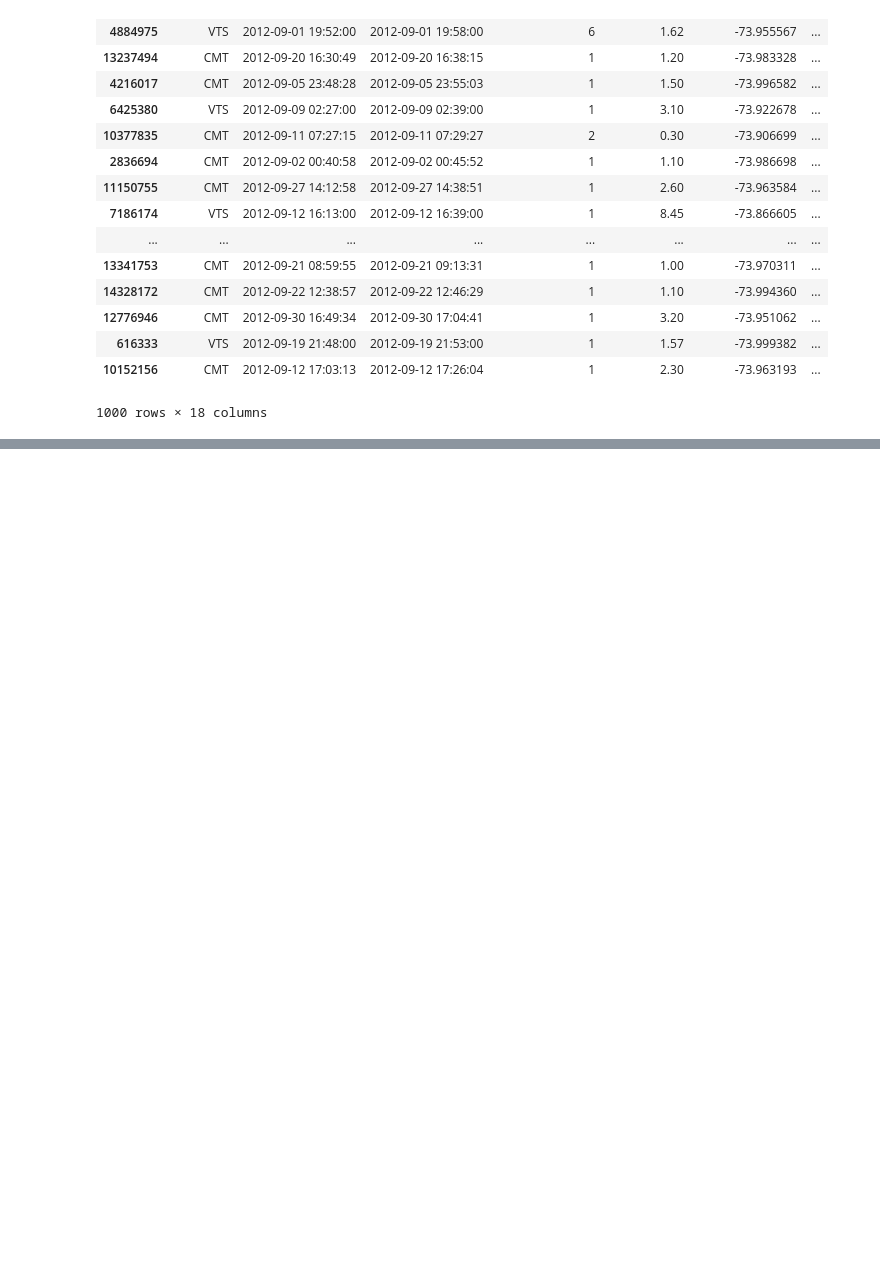
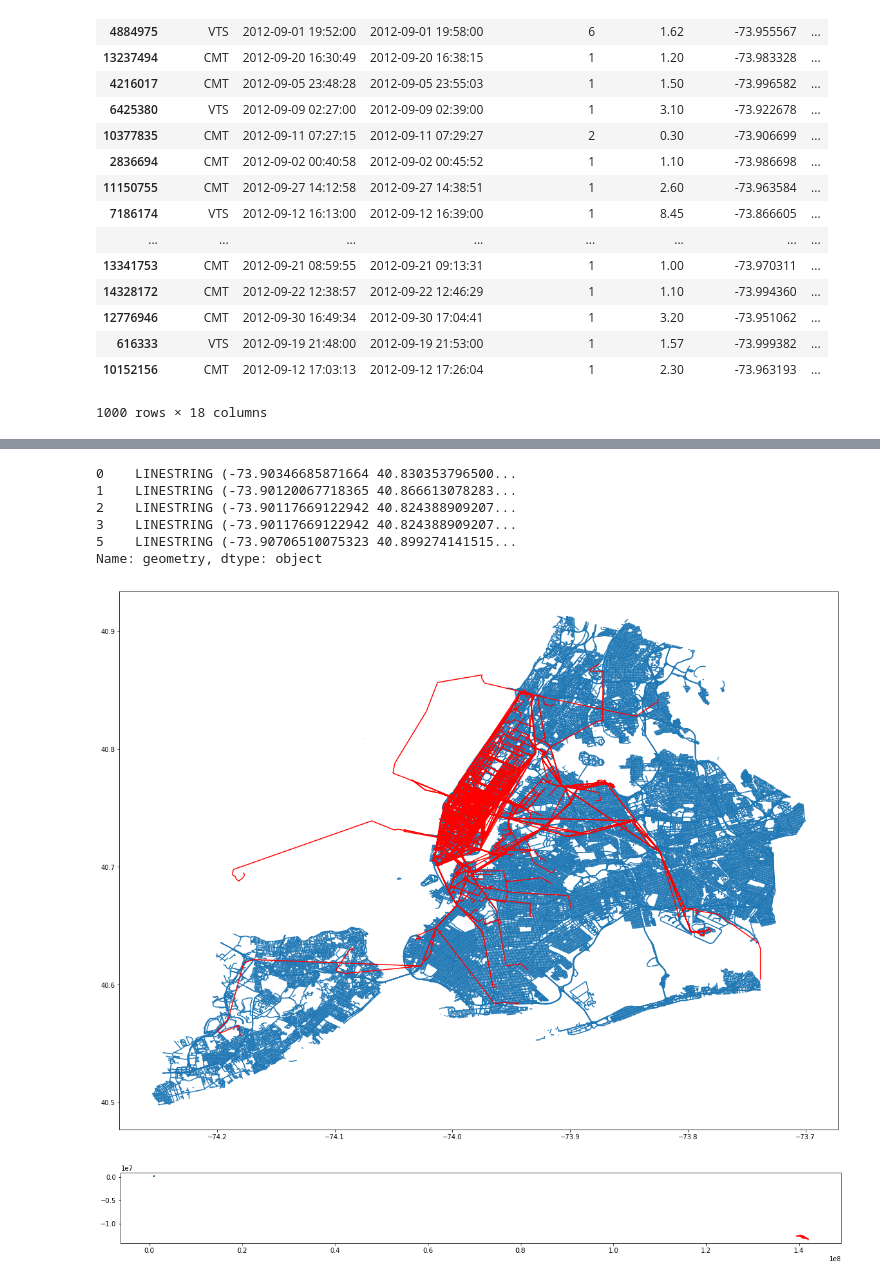
Before and after one commit to princeaker/civic_cab, a Jupyter notebook: final.ipynb, the cells around one changed output, grey strips where cells are left out. Saved outputs shown, nothing was run; the diff lists cells and outputs as text; code cells hidden in the pictures; blank space fills up the shorter version.

```diff
--- a/final.ipynb
+++ b/final.ipynb
@@ -167,0 +473,6 @@ data['routes'][0]['legs'][0]['steps']
+# %%
+crs = {'init':'epsg:2263'}
+# %%
+taxi_trips = gpd.GeoDataFrame(taxi_routes, columns=['id','geometry'], crs=crs)
+# %%
+taxi_trips.set_geometry('geometry')
@@ -167,0 +502,17 @@ data['routes'][0]['legs'][0]['steps']
+# %%
+df_road.geometry.head()
+# %% [output]
+0    LINESTRING (-73.90346685871664 40.830353796500...
+1    LINESTRING (-73.90120067718365 40.866613078283...
+2    LINESTRING (-73.90117669122942 40.824388909207...
+3    LINESTRING (-73.90117669122942 40.824388909207...
+5    LINESTRING (-73.90706510075323 40.899274141515...
+Name: geometry, dtype: object
+# %%
+df_road = df_road.to_crs({'proj':'longlat', "epsg":"2263"})
+# %%
+base= df_road.plot(figsize=(20,18))
+
+taxi_trips.plot(ax=base, color='red');
+# %% [output]
+[figure, added]
@@ -167,0 +521,6 @@ data['routes'][0]['legs'][0]['steps']
+# %%
+base = df_road.plot(figsize=(20,18))
+
+taxi_ft.plot(ax=base, color='red');
+# %% [output]
+[figure, added]
```
Also changed, not shown: parts of 60 cells of this notebook.
